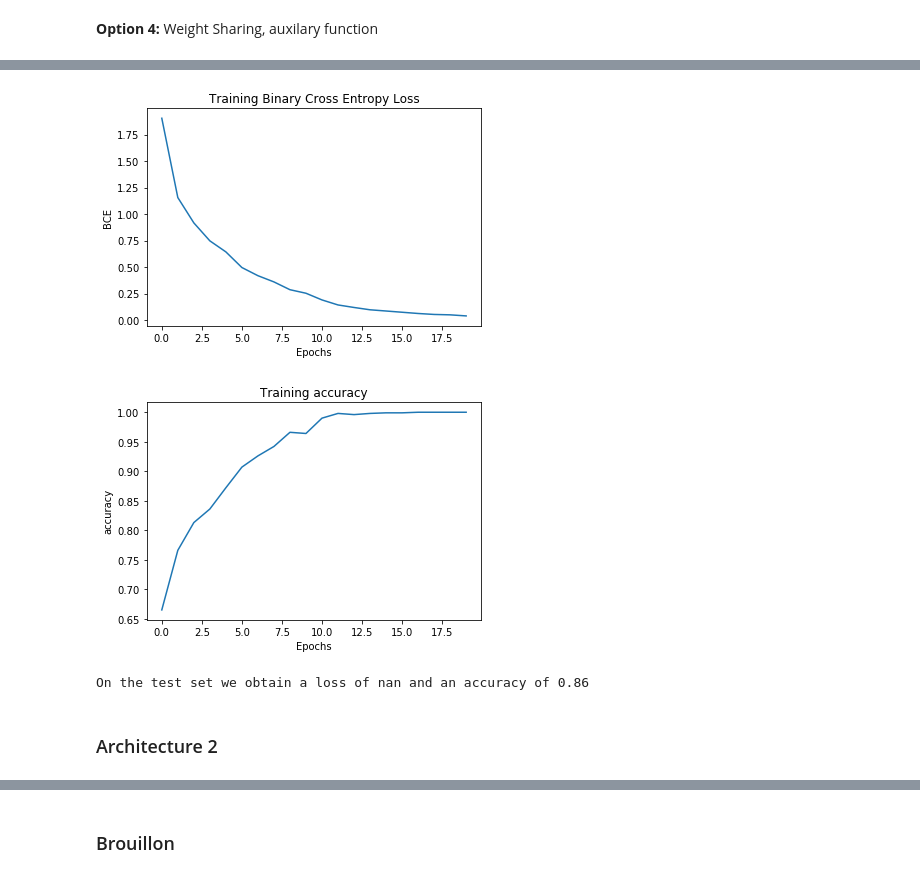
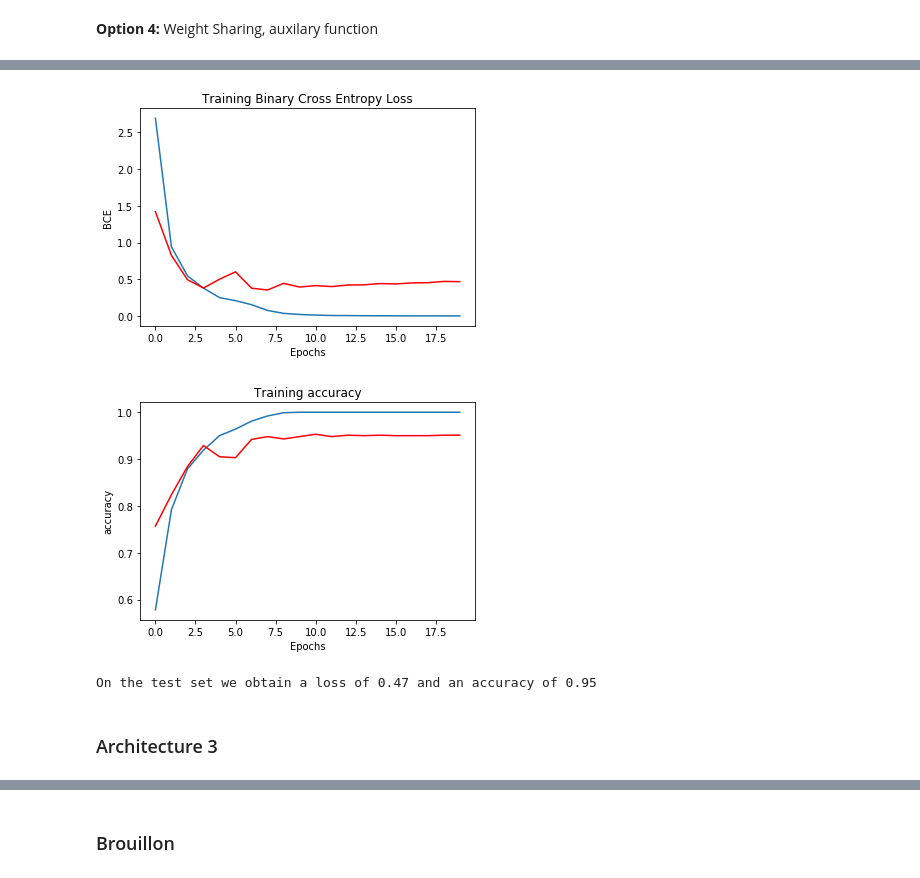
Before and after one commit to hm-haitham/DeepLearning, a Jupyter notebook: project_1/deep_learning_1_vRC.ipynb, the cells around one changed output, grey strips where cells are left out. Cells and saved outputs as stored; diff of their text form; code cells hidden in the pictures.

Commit message:
before graph

```diff
--- a/project_1/deep_learning_1_vRC.ipynb
+++ b/project_1/deep_learning_1_vRC.ipynb
@@ -288,11 +370,11 @@ On the test set we obtain a loss of 0.56 and an accuracy of 0.83
 # %%
-model2 = siamese_net(weight_sharing = True , architecture = 1)
+model2 = siamese_net(weight_sharing = True , architecture = 2)
 # %%
 lr = 0.001
 aux_loss = True
 epochs = 20
 
-training_losses, training_acc = train_siamese(model2, train_dataloader, epochs, lr, aux_loss)
+training_losses, training_acc, test_losses, test_acc = train_siamese(model2, train_dataloader, test_dataloader, epochs, lr, aux_loss)
 # %% [output]
 Start training with 20 epochs, a learning rate of 0.001 and BCELoss() as loss function
 With auxilary loss function
@@ -313,25 +395,27 @@ At epoch 20 the loss is 0.03940505161881447
 At epoch 20 the accuracy is 1.0
 # %%
 plt.plot(training_losses)
+plt.plot(test_losses, color ='r')
 plt.title('Training Binary Cross Entropy Loss')
 plt.xlabel("Epochs")
 plt.ylabel("BCE")
 plt.show()
 # %% [output]
-[figure, old version]
+[figure, new version]
 # %%
 plt.plot(training_acc)
+plt.plot(test_acc, color ='r')
 plt.title('Training accuracy')
 plt.xlabel("Epochs")
 plt.ylabel("accuracy")
 plt.show()
 # %% [output]
-[figure, old version]
+[figure, new version]
 # %%
 test_loss ,test_acc = test_siamese(model2, test_dataloader, aux_loss = True)
 print("On the test set we obtain a loss of {:.2f} and an accuracy of {:.2f}".format(test_loss,test_acc))
 # %% [output]
-On the test set we obtain a loss of nan and an accuracy of 0.86
+On the test set we obtain a loss of 0.47 and an accuracy of 0.95
 # %% [markdown]
-### Architecture 2
+### Architecture 3
 # %%
```
Also changed, not shown: parts of 22 cells of this notebook, 3 other files.
